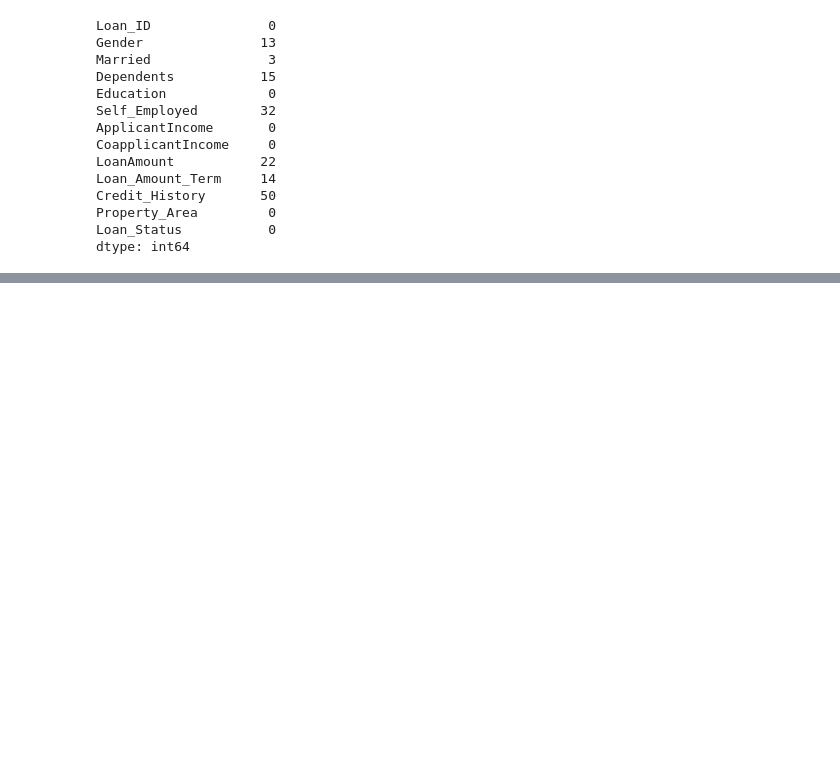
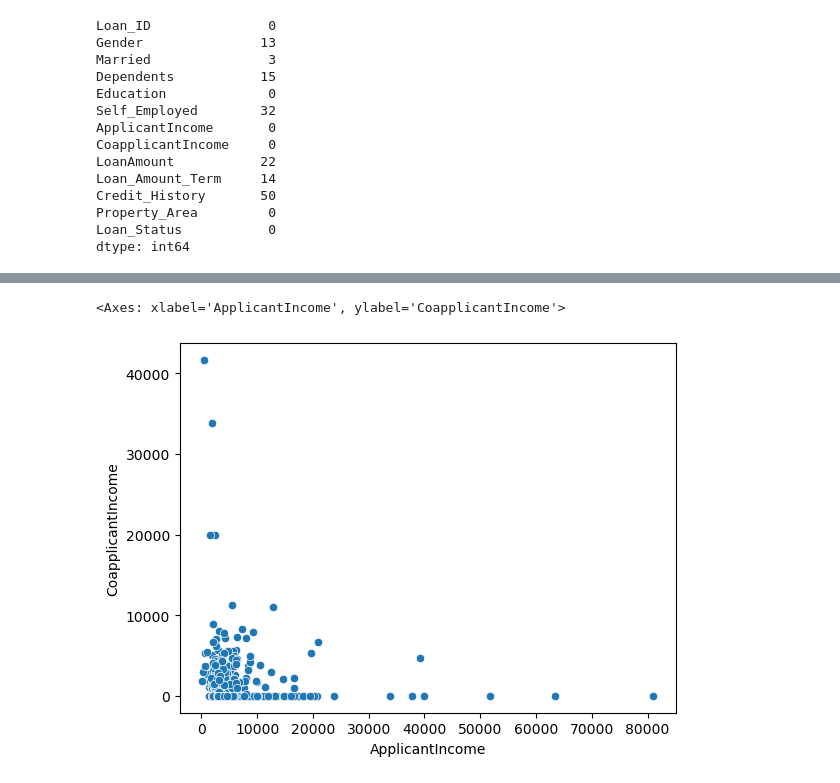
Before and after one commit to Tohbyloba/data-analysis-, a Jupyter notebook: data_analysis.ipynb, the cells around one changed output, grey strips where cells are left out. Cells and saved outputs as stored; diff of their text form; code cells hidden in the pictures; blank space fills up the shorter version.

```diff
--- a/data_analysis.ipynb
+++ b/data_analysis.ipynb
@@ -1876,0 +1892,5 @@ dtype: int64
+# %%
+sns.scatterplot(x='ApplicantIncome',y='CoapplicantIncome',data=df)
+# %% [output]
+<Axes: xlabel='ApplicantIncome', ylabel='CoapplicantIncome'>
+[figure, added]
```
Also changed, not shown: parts of 3 cells of this notebook, 1 other file.
